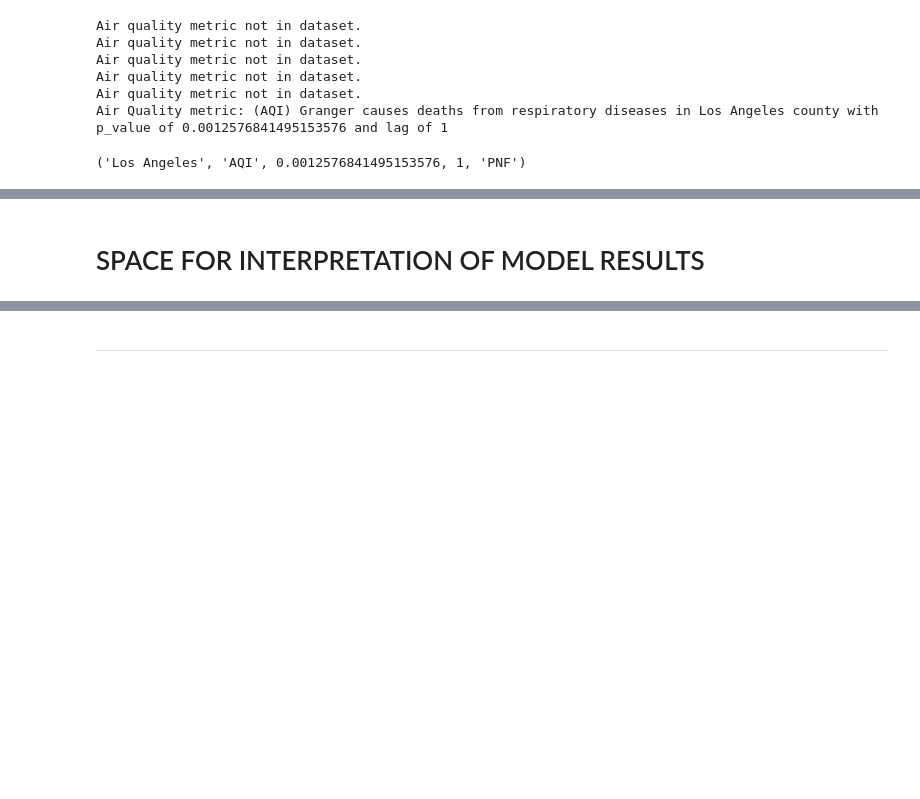
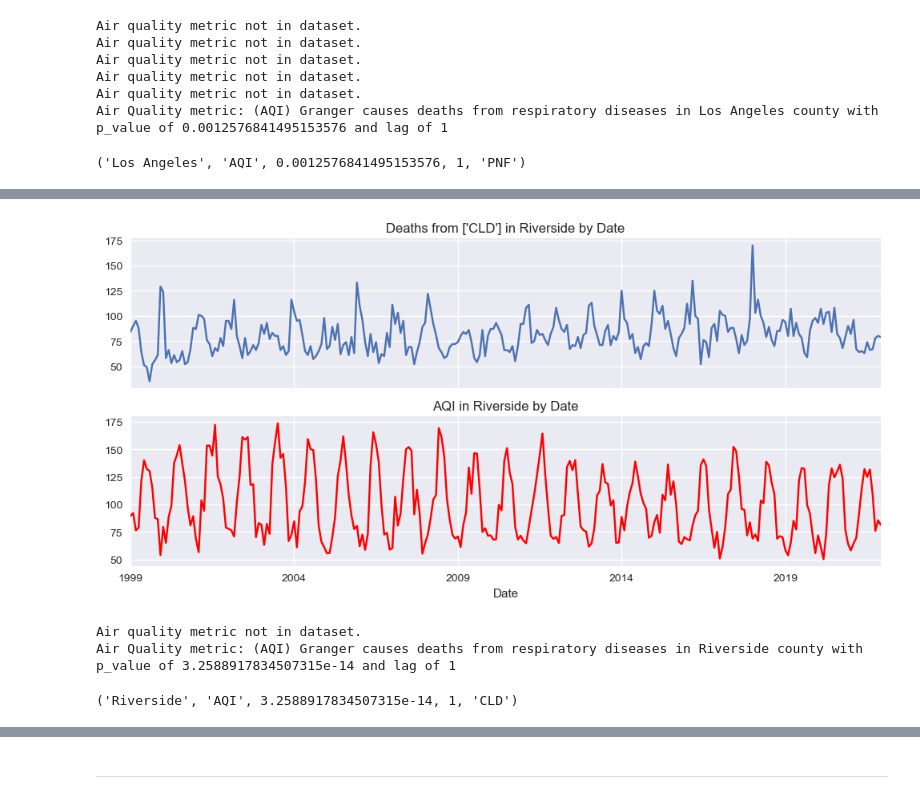
Before and after one commit to ralatorr/project_4, a Jupyter notebook: alexspradling.ipynb, the cells around one changed output, grey strips where cells are left out. Saved outputs shown, nothing was run; the diff lists cells and outputs as text; code cells hidden in the pictures; blank space fills up the shorter version.

```diff
--- a/alexspradling.ipynb
+++ b/alexspradling.ipynb
@@ -610,2 +679,8 @@ Days NO2       0.0027      0.001      3.682      0.000       0.001       0.004
-# %% [markdown]
-# SPACE FOR INTERPRETATION OF MODEL RESULTS
+# %%
+plot_air_quality_by_county(county = 'Riverside', air_qual = 'AQI', diseases = ['CLD'], df = cld_monthly, air_qual_df = cld_monthly)
+air_qual_test(cld_monthly, 'AQI')
+# %% [output]
+[figure, added]
+Air quality metric not in dataset.
+Air Quality metric: (AQI) Granger causes deaths from respiratory diseases in Riverside county with p_value of 3.2588917834507315e-14 and lag of 1
+('Riverside', 'AQI', 3.2588917834507315e-14, 1, 'CLD')
```
Also changed, not shown: parts of 42 cells of this notebook, 2 other files.
